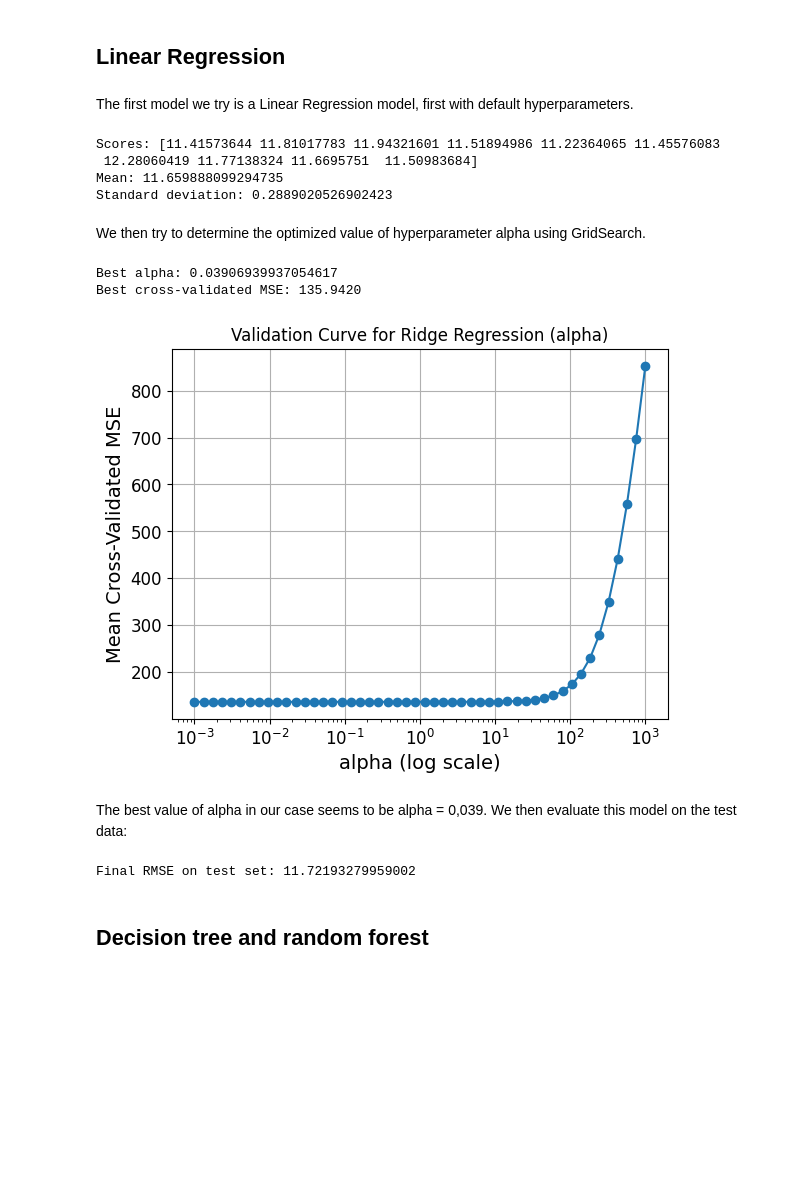
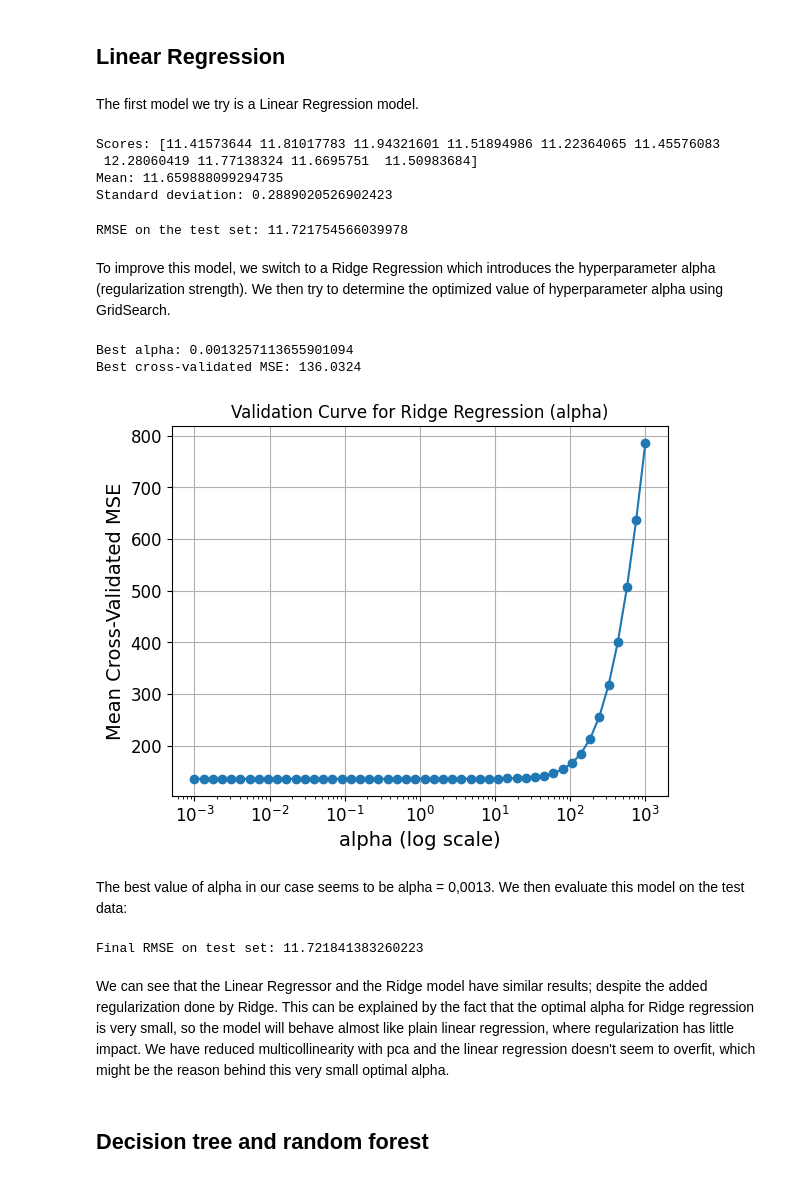
Before and after one commit to SarahBlevin/AAA_Project_Internet_addicts, a Jupyter notebook: AAA_InternetAddicts.ipynb, the cells around one changed output. Drawn from its saved outputs; the diff is of its cells as text; code cells hidden in the pictures; blank space fills up the shorter version.

Commit message:
add linear regression interpretation

```diff
--- a/AAA_InternetAddicts.ipynb
+++ b/AAA_InternetAddicts.ipynb
@@ -668,7 +668,7 @@ fps_benchmark_prepared
 # %% [markdown]
 ## Linear Regression
 # %% [markdown]
-The first model we try is a Linear Regression model, first with default hyperparameters.
+The first model we try is a Linear Regression model.
 # %%
 lin_reg = LinearRegression()
 scores = cross_val_score(lin_reg, fps_benchmark_prepared, fps_benchmark_labels, scoring="neg_mean_squared_error", cv=10)
@@ -681,46 +681,64 @@ Scores: [11.41573644 11.81017783 11.94321601 11.51894986 11.22364065 11.45576083
  12.28060419 11.77138324 11.6695751  11.50983684]
 Mean: 11.659888099294735
 Standard deviation: 0.2889020526902423
+# %%
+# Evaluate linear regression model on test data
+X_test = strat_test_set.drop("FPS", axis=1)
+y_test = strat_test_set["FPS"].copy()
+X_test_prepared = full_pipeline.transform(X_test)
+
+lin_reg = LinearRegression()
+lin_reg.fit(fps_benchmark_prepared, fps_benchmark_labels)
+
+y_predictions = lin_reg.predict(X_test_prepared)
+
+# Evaluate the model
+mse = mean_squared_error(y_test, y_predictions)
+rmse = np.sqrt(mse)
+
+print(f"RMSE on the test set: {rmse}")
+# %% [output]
+RMSE on the test set: 11.721754566039978
 # %% [markdown]
-We then try to determine the optimized value of hyperparameter alpha using GridSearch.
+To improve this model, we switch to a Ridge Regression which introduces the hyperparameter alpha (regularization strength). We then try to determine the optimized value of hyperparameter alpha using GridSearch.
 # %%
 param_grid = {'alpha': np.logspace(-3, 3, num=50)}  # Test alpha values from 0.001 to 1000
 
 ridge_reg = Ridge()
 
 # Set up GridSearchCV
 grid_search = GridSearchCV(
     estimator=ridge_reg,
     param_grid=param_grid,
-    cv=5,
+    cv=10,
     scoring='neg_mean_squared_error',
     return_train_score=True,
     n_jobs=-1
 )
 
 grid_search.fit(fps_benchmark_prepared, fps_benchmark_labels)
 
 # Finding the best alpha
 best_alpha = grid_search.best_params_['alpha']
 best_score_lr = -grid_search.best_score_
 
 print(f"Best alpha: {best_alpha}")
 print(f"Best cross-validated MSE: {best_score_lr:.4f}")
 
 # Validation curve
 mean_test_scores = -grid_search.cv_results_['mean_test_score']
 plt.semilogx(param_grid['alpha'], mean_test_scores, marker='o')
 plt.xlabel('alpha (log scale)')
 plt.ylabel('Mean Cross-Validated MSE')
 plt.title('Validation Curve for Ridge Regression (alpha)')
 plt.grid()
 plt.show()
 # %% [output]
-Best alpha: 0.03906939937054617
-Best cross-validated MSE: 135.9420
+Best alpha: 0.0013257113655901094
+Best cross-validated MSE: 136.0324
-[figure, old version]
+[figure, new version]
 # %% [markdown]
-The best value of alpha in our case seems to be alpha = 0,039. We then evaluate this model on the test data:
+The best value of alpha in our case seems to be alpha = 0,0013. We then evaluate this model on the test data:
 # %%
 # Prepare the test data
 X_test = strat_test_set.drop("FPS", axis=1)
@@ -737,7 +755,9 @@ final_rmse_lr = np.sqrt(final_mse_lr)
 
 print(f"Final RMSE on test set: {final_rmse_lr}")
 # %% [output]
-Final RMSE on test set: 11.72193279959002
+Final RMSE on test set: 11.721841383260223
+# %% [markdown]
+We can see that the Linear Regressor and the Ridge model have similar results; despite the added regularization done by Ridge. This can be explained by the fact that the optimal alpha for Ridge regression is very small, so the model will behave almost like plain linear regression, where regularization has little impact. We have reduced multicollinearity with pca and the linear regression doesn't seem to overfit, which might be the reason behind this very small optimal alpha.
 # %% [markdown]
 ## Decision tree and random forest
 # %% [markdown]
```
Also changed, not shown: parts of 1 cell of this notebook.
